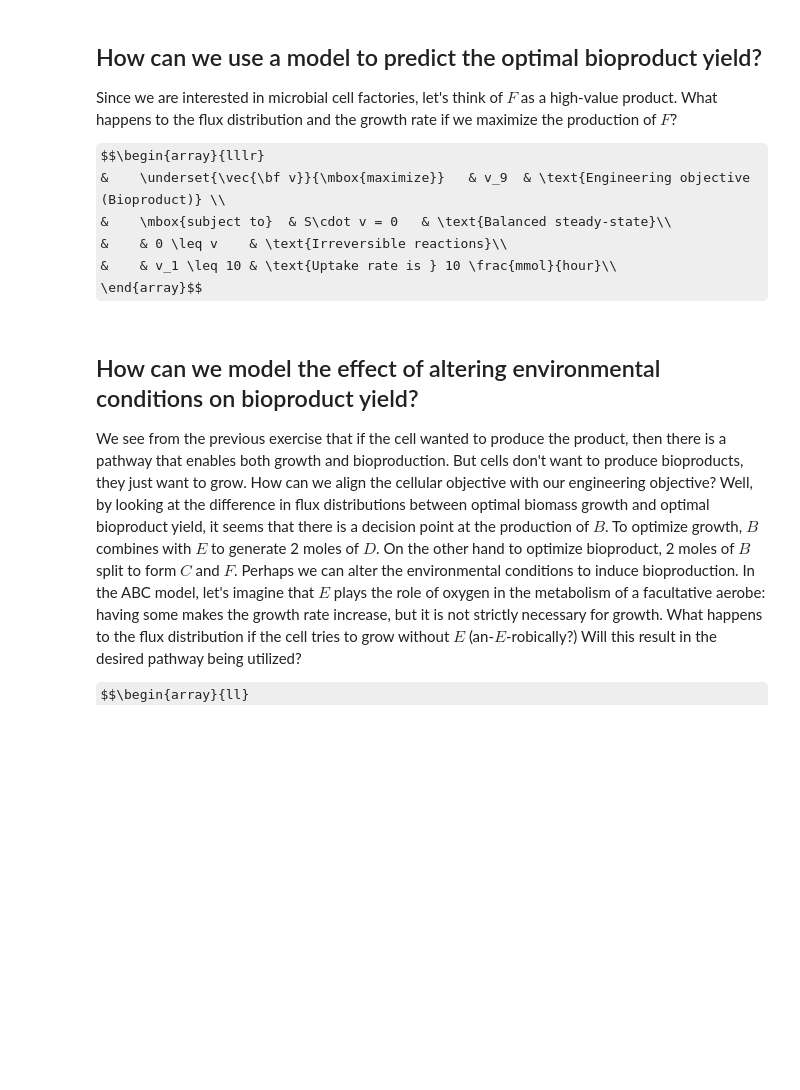
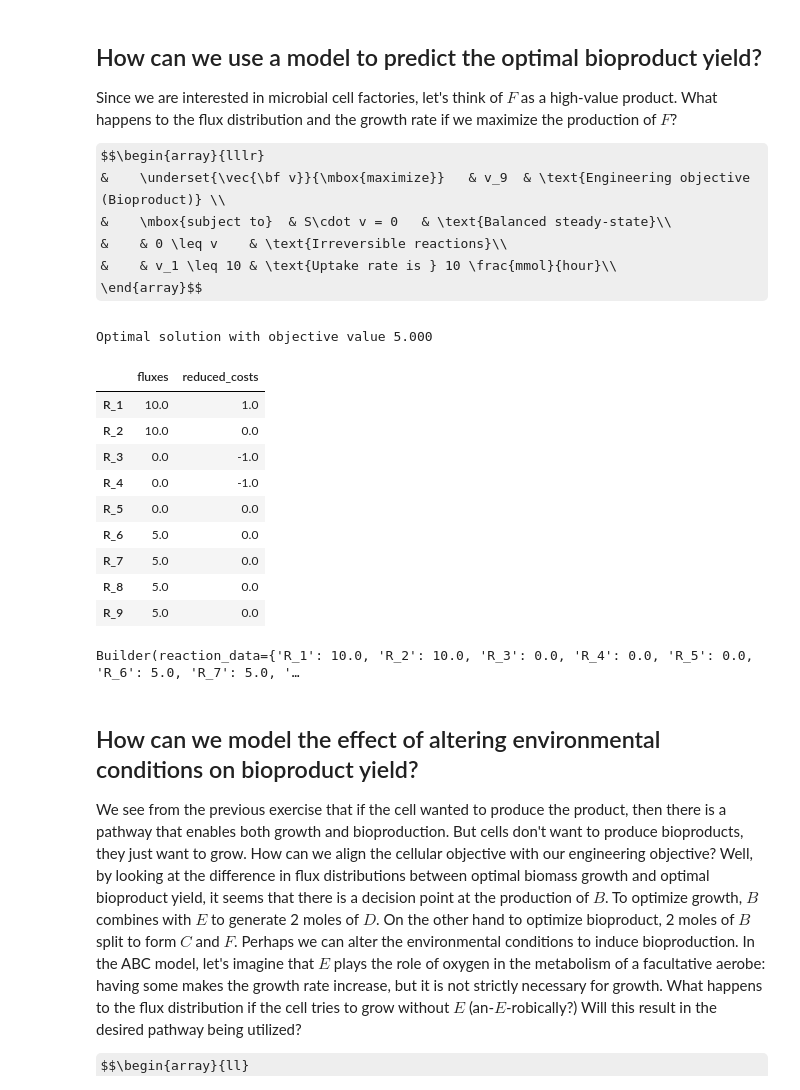
Before and after one commit to AgileBioFoundry/2021-07-16-cell-factory-design, a Jupyter notebook: 01-Intro-to-FBA.ipynb, the cells around one changed output. Cells and saved outputs as stored; diff of their text form; code cells hidden in the pictures; some formulas as TeX source; blank space fills up the shorter version.

```diff
--- a/01-Intro-to-FBA.ipynb
+++ b/01-Intro-to-FBA.ipynb
@@ -211,18 +234,30 @@ $$\begin{array}{lllr}
 # %%
 abc_model = cobra.io.load_json_model('ABC/ABC_model.json')    # Balanced steady-state
 abc_model.objective = abc_model.reactions.R_9                 # Engineering objective
 for rxn in abc_model.reactions:
     rxn.lower_bound = 0                                       # Irreversible reactions
 abc_model.reactions.R_1.upper_bound = 10                      # Uptake rate is 10 mmol/hour
 
 optimal_bioproduct_yield = abc_model.optimize()
 display(optimal_bioproduct_yield)
-b = escher.Builder( map_json       ='ABC/ABC_map.json',
+escher.Builder( map_json       ='ABC/ABC_map.json',
                 model          = abc_model,
                 reaction_data  = optimal_bioproduct_yield.fluxes.to_dict(),
                 reaction_scale = reaction_scale
               )
-display(b)
+# %% [output]
+Optimal solution with objective value 5.000
+|  | fluxes | reduced_costs |
+| R_1 | 10.0 | 1.0 |
+| R_2 | 10.0 | 0.0 |
+| R_3 | 0.0 | -1.0 |
+| R_4 | 0.0 | -1.0 |
+| R_5 | 0.0 | 0.0 |
+| R_6 | 5.0 | 0.0 |
+| R_7 | 5.0 | 0.0 |
+| R_8 | 5.0 | 0.0 |
+| R_9 | 5.0 | 0.0 |
+Builder(reaction_data={'R_1': 10.0, 'R_2': 10.0, 'R_3': 0.0, 'R_4': 0.0, 'R_5': 0.0, 'R_6': 5.0, 'R_7': 5.0, '…
 # %% [markdown]
  ## How can we model the effect of altering environmental conditions on bioproduct yield?
 
```
Also changed, not shown: parts of 22 cells of this notebook, 5 other files.
